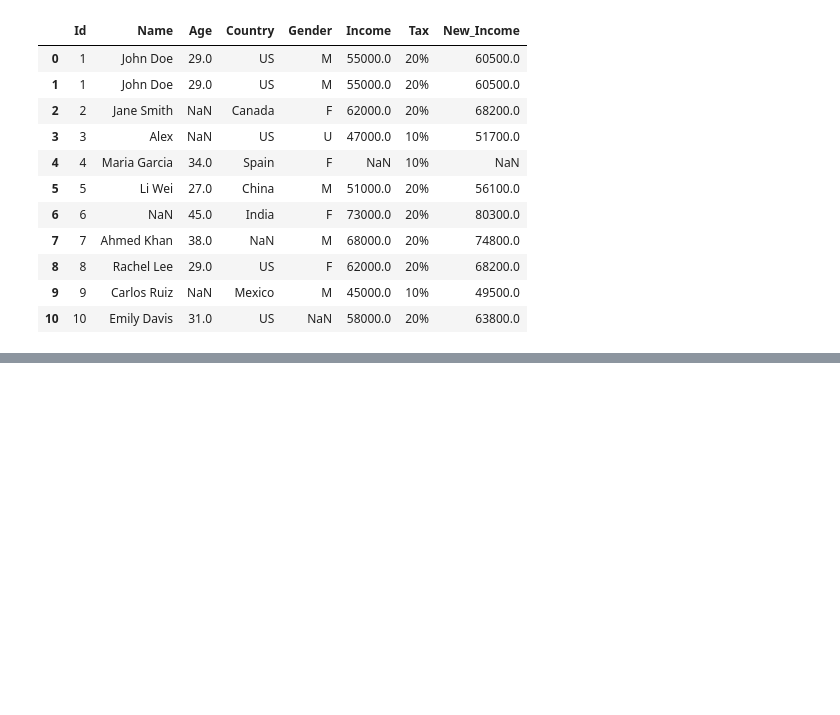
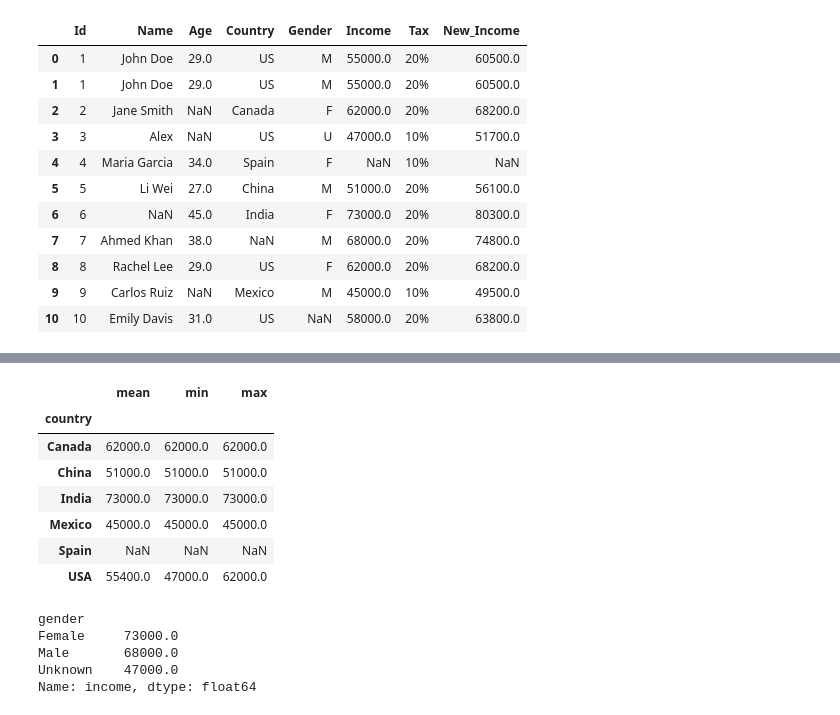
Before and after one commit to Rahul231098/Numpy-basics, a Jupyter notebook: Pandas_tutorial.ipynb, the cells around one changed output, grey strips where cells are left out. Saved outputs shown, nothing was run; the diff lists cells and outputs as text; code cells hidden in the pictures; blank space fills up the shorter version.

```diff
--- a/Pandas_tutorial.ipynb
+++ b/Pandas_tutorial.ipynb
@@ -644,0 +713,26 @@ df2
+# %%
+# Grouping & Aggrigation
+
+df.groupby("country")["income"].mean()
+df.groupby("country")["income"].min()
+df.groupby("country")["income"].max()
+
+df.groupby("country")["income"].agg(["mean", "min", "max"])
+# %% [output]
+|  | mean | min | max |
+| country |  |  |  |
+| Canada | 62000.0 | 62000.0 | 62000.0 |
+| China | 51000.0 | 51000.0 | 51000.0 |
+| India | 73000.0 | 73000.0 | 73000.0 |
+| Mexico | 45000.0 | 45000.0 | 45000.0 |
+| Spain | NaN | NaN | NaN |
+| USA | 55400.0 | 47000.0 | 62000.0 |
+# %%
+df.groupby("gender")["income"].mean()
+df.groupby("gender")["income"].max()
+# %% [output]
+gender
+Female     73000.0
+Male       68000.0
+Unknown    47000.0
+Name: income, dtype: float64
```
Also changed, not shown: parts of 6 cells of this notebook.
